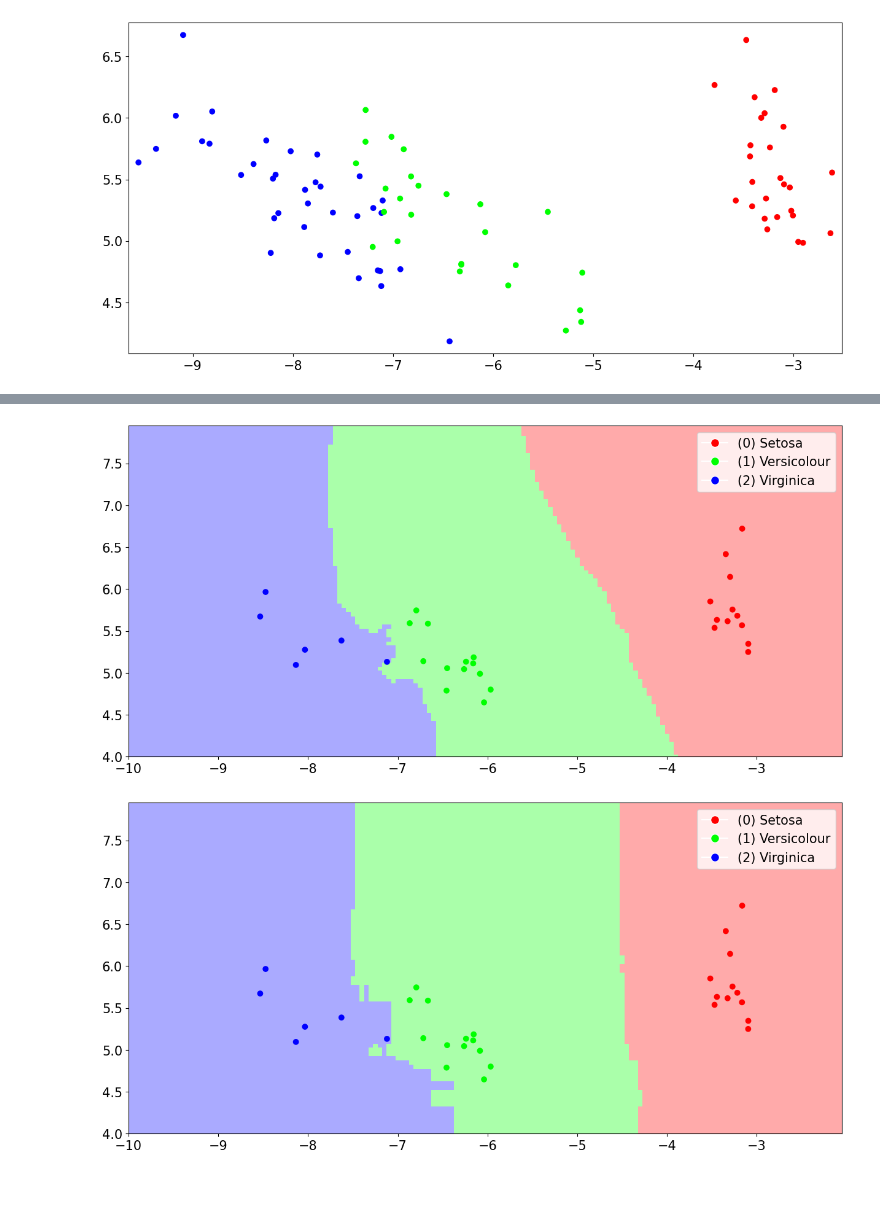
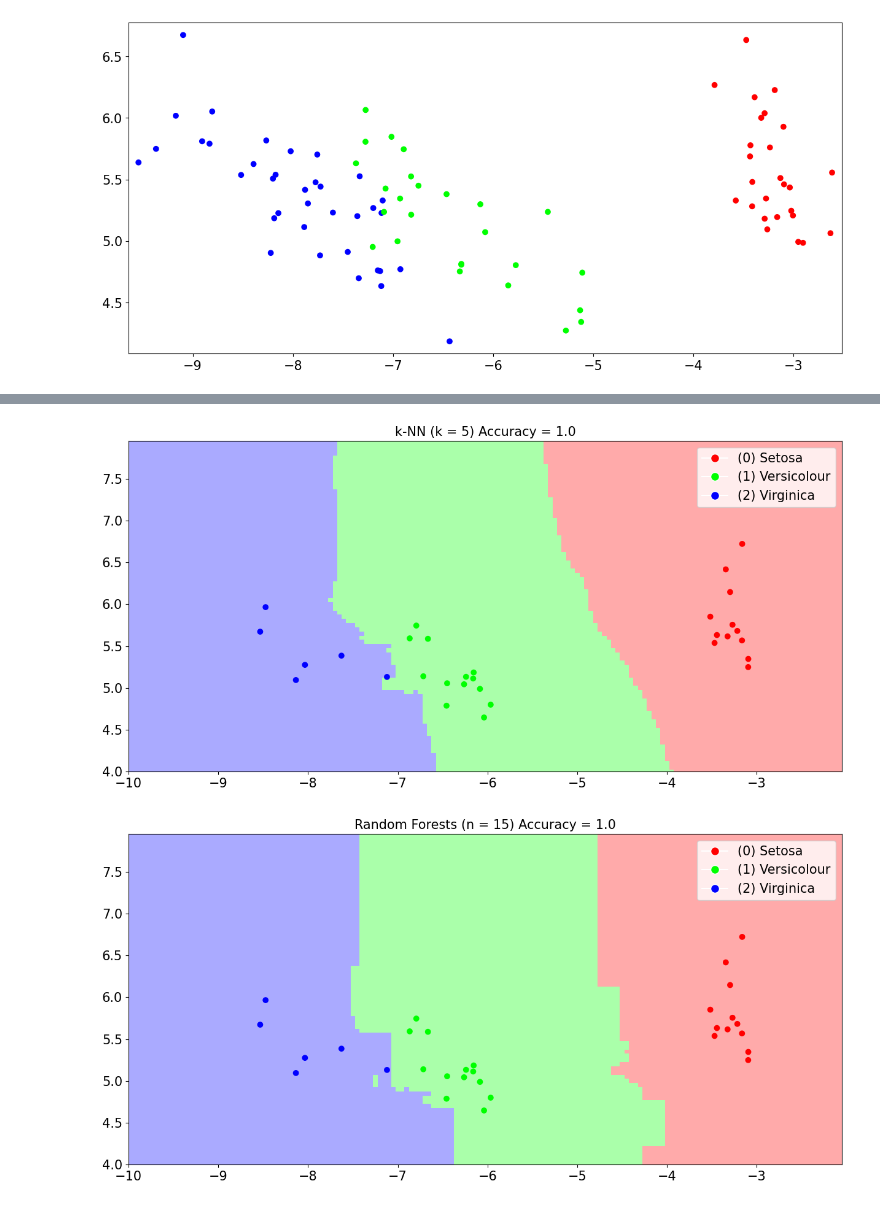
Before and after one commit to AndreasZacchi/MAD, a Jupyter notebook: A4/classification_StudentVersion.ipynb, the cells around one changed output, grey strips where cells are left out. Cells and saved outputs as stored; diff of their text form; code cells hidden in the pictures.

```diff
--- a/A4/classification_StudentVersion.ipynb
+++ b/A4/classification_StudentVersion.ipynb
@@ -88,6 +66,8 @@ def __PCA(data):
     # Reverse the order of the eigenvalues and eigenvectors so that they are in decreasing order
     PCevals = np.flip(eigVals) # Reverse the order of the eigenvalues
     PCevecs = np.flip(eigVecs, 1) # Reverse the order of the eigenvectors (columns)
+
+    chosen_features = np.argmax(np.abs(PCevecs[:, :2]), axis=0)
     return PCevals, PCevecs
 
 
@@ -184,0 +144,26 @@ Hint: check this example https://stackoverflow.com/questions/41138706/recreating
+# %%
+def __randomForests(trainingFeatures2D, trainingLabels, n_trees = 100):
+    # We can use entropy as the data set is not very large, we let the trees grow to the maximum depth. To save computation time we can limit the number of trees after testing.
+    predictor = RandomForestClassifier(n_estimators=n_trees)
+    predictor.fit(trainingFeatures2D, trainingLabels)
+    return predictor
+
+
+accuracy_list = np.array([0])
+for n in range(1, 100):
+    predictor = __randomForests(trainingFeatures2D, trainingLabels, n)
+    predictions = predictor.predict(validationFeatures2D)
+    accuracy = np.sum(predictions == validationLabels) / len(validationLabels)
+
+    accuracy_list = np.append(accuracy_list, accuracy)
+
+plt.figure()
+plt.plot(accuracy_list)
+plt.xlabel('Number of trees')
+plt.ylabel('Accuracy')
+plt.savefig('1d.png')
+plt.show()
+
+for n in range(1, 30):
+    if(accuracy_list[n] == accuracy_list.max()):
+        print('accuracy (n = ', n, ') = ', accuracy_list.max())
@@ -207,35 +202,44 @@ def __visualizePredictions(predictor, features, referenceLabels):
     x0 = features[:, 0]
     x1 = features[:, 1]
 
     x0_min, x0_max = np.round(x0.min())-1, np.round(x0.max()+1)
     x1_min, x1_max = np.round(x1.min())-1, np.round(x1.max()+1)
 
     x0_axis_range = np.arange(x0_min,x0_max, h)
     x1_axis_range = np.arange(x1_min,x1_max, h)
 
     xx, yy = np.meshgrid(x0_axis_range, x1_axis_range)
 
     Z = predictor.predict(np.c_[xx.ravel(), yy.ravel()])
     Z = Z.reshape(xx.shape) # Reshape the predictions to the meshgrid shape
 
     plt.pcolormesh(xx, yy, Z, cmap = cmap_light)
     # Plot also the training points
     plt.scatter(features[:, 0], features[:, 1], c = y, cmap = cmap_bold)
     plt.xlim(xx.min(), xx.max())
     plt.ylim(yy.min(), yy.max())
     # Add legend
     legend_elements = [Line2D([0], [0], marker='o', color='w', label='(0) Setosa', markerfacecolor='#FF0000', markersize=10),
                        Line2D([0], [0], marker='o', color='w', label='(1) Versicolour', markerfacecolor='#00FF00', markersize=10),
                        Line2D([0], [0], marker='o', color='w', label='(2) Virginica', markerfacecolor='#0000FF', markersize=10)]
     plt.legend(handles=legend_elements, loc='upper right')
+
+    # Add title depending on the predictor
+    if isinstance(predictor, KNeighborsClassifier):
+        plt.title('k-NN (k = ' + str(predictor.n_neighbors) + ')' + ' Accuracy = ' + str(np.sum(predictor.predict(features) == y) / len(y)))
+        plt.savefig('1e1.png')
+    elif isinstance(predictor, RandomForestClassifier):
+        plt.title('Random Forests (n = ' + str(predictor.n_estimators) + ')' + ' Accuracy = ' + str(np.sum(predictor.predict(features) == y) / len(y)))
+        plt.savefig('1e2.png')
+
     plt.show()
 
-# TODO: check whether it should be 3 or 5
-k = 3
+k = 5
+n_trees = 15
 kNNPredictor = __kNN(trainingFeatures2D, trainingLabels, k)
-RFPredictor  = __randomForests(trainingFeatures2D, trainingLabels)
+RFPredictor  = __randomForests(trainingFeatures2D, trainingLabels, n_trees)
 __visualizePredictions(kNNPredictor, testingFeatures2D, testingLabels)
 __visualizePredictions(RFPredictor, testingFeatures2D, testingLabels)
 # %% [output]
-[figure, old version]
+[figure, new version]
-[figure, old version]
+[figure, new version]
```
Also changed, not shown: parts of 12 cells of this notebook, 9 other files.
